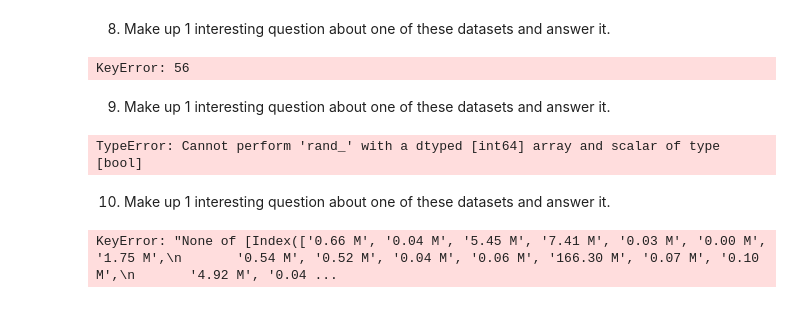
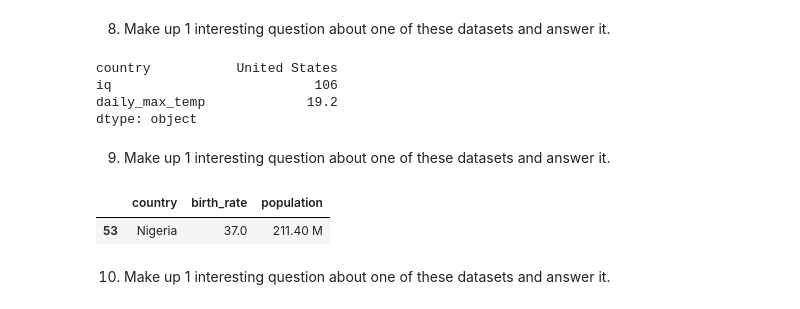
Before and after one commit to Jellis187/cis277-fa22-Lab4, a Jupyter notebook: Lab4.ipynb, the cells around one changed output. Drawn from its saved outputs; the diff is of its cells as text; code cells hidden in the pictures.

```diff
--- a/Lab4.ipynb
+++ b/Lab4.ipynb
@@ -150,25 +180,22 @@ df.fillna(0)
 # %% [markdown]
 8. Make up 1 interesting question about one of these datasets and answer it.
-# %%
-# Which countries spend a minimal amount of money and what is the iq of their population?
-not_smart=iq[(iq['iq']).min()]
-not_smart
-# %% [output]
-KeyError: 56
+# %%
+# What is the  maximum iq of countries that have a temperature that is less than 20 degrees celsius
+cold = df3[df3['daily_max_temp']<= 20.0]
+cold[['country','iq', 'daily_max_temp']].max()
+# %% [output]
+country           United States
+iq                          106
+daily_max_temp             19.2
+dtype: object
 # %% [markdown]
 9. Make up 1 interesting question about one of these datasets and answer it.
-# %%
-#what country has the highest male body weight, and the lowest height?
-
-fat_men = height[(height.male_weight).max() & (height.male_height)]
-fat_men
-# %% [output]
-TypeError: Cannot perform 'rand_' with a dtyped [int64] array and scalar of type [bool]
+# %%
+#What is the country with the highest birthrate, and what is its population?
+babies = df3[df3['birth_rate']==df3['birth_rate'].max()]
+babies[['country','birth_rate', 'population']]
+# %% [output]
+|  | country | birth_rate | population |
+| 53 | Nigeria | 37.0 | 211.40 M |
 # %% [markdown]
 10. Make up 1 interesting question about one of these datasets and answer it.
-# %%
-# Where is the median country of population density located?
-middle = pop[pop.population].median()
-middle
-# %% [output]
-KeyError: "None of [Index(['0.66 M', '0.04 M', '5.45 M', '7.41 M', '0.03 M', '0.00 M', '1.75 M',\n       '0.54 M', '0.52 M', '0.04 M', '0.06 M', '166.30 M', '0.07 M', '0.10 M',\n       '4.92 M', '0.04 ...
```
Also changed, not shown: parts of 4 cells of this notebook.
